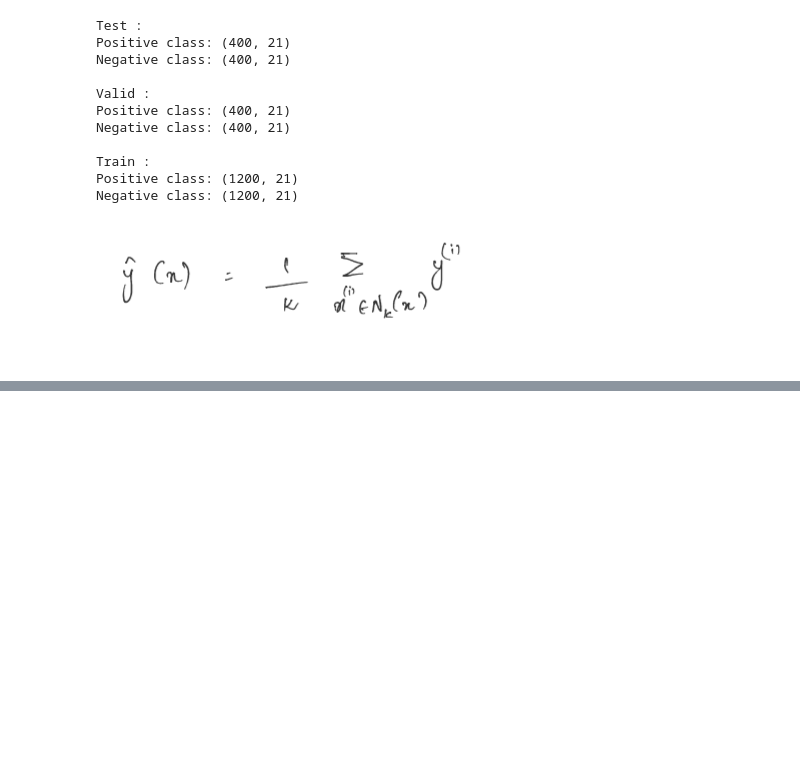
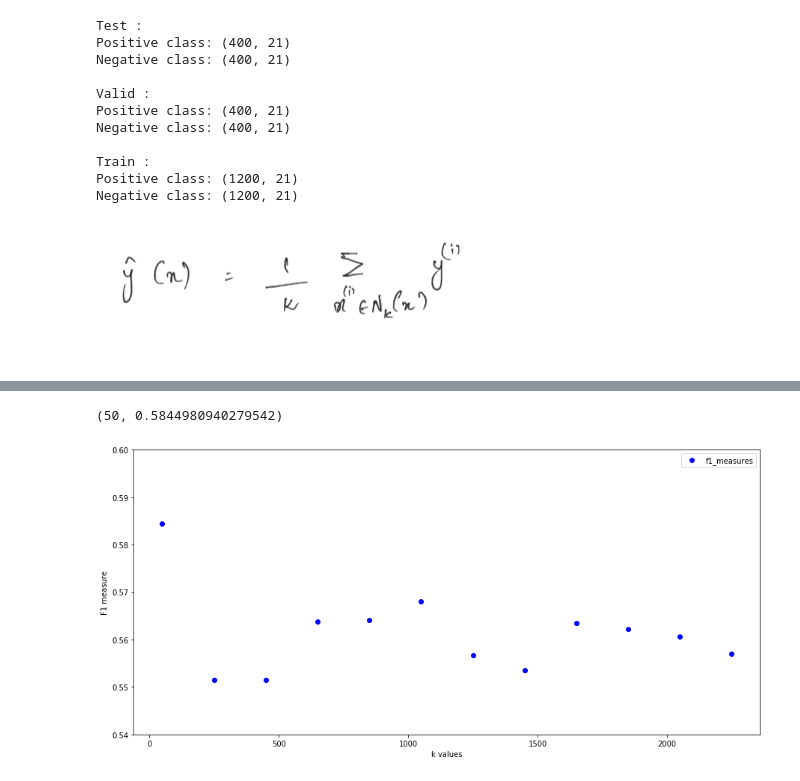
Before and after one commit to atg-abhijay/Comp_551_Assignment_2, a Jupyter notebook: Q1.ipynb, the cells around one changed output, grey strips where cells are left out. Saved outputs shown, nothing was run; the diff lists cells and outputs as text; code cells hidden in the pictures; blank space fills up the shorter version.

```diff
--- a/Q1.ipynb
+++ b/Q1.ipynb
@@ -386,0 +445,39 @@ for num_neigh in list_num_neighbors:
+# %%
+def find_recall(confusion_dict):
+    return confusion_dict["true_pos"]/(confusion_dict["true_pos"] + confusion_dict["false_neg"])
+# %%
+def find_f1_measure(measure_prec, measure_recall):
+    return 2*measure_prec*measure_recall/(measure_prec + measure_recall)
+# %%
+best_f1_measure = 0
+best_num_nearest = 0
+f1_measures = []
+count = 0
+for num_nearest in diff_nbs:
+    confusion_dict = find_attr_confusion_matrix(valid_neighbors_predictions[num_nearest], valid_y)
+#     print(valid_neighbors_predictions[num_nearest])
+    measure_prec = find_precision(confusion_dict)
+    measure_recall = find_recall(confusion_dict)
+    f1_measure = find_f1_measure(measure_prec, measure_recall)
+    f1_measures.append(f1_measure)
+    if f1_measure > best_f1_measure:
+        best_f1_measure = f1_measure
+        best_num_nearest = num_nearest
+# %%
+perf_df = pd.DataFrame({'k': diff_nbs, 'f1_measure': f1_measures})
+# %%
+best_num_nearest, best_f1_measure
+# %% [output]
+(50, 0.5844980940279542)
+# %%
+# plotting the output data points from the training data
+# set versus the model found from the closed-form solution
+plt.plot(perf_df['k'], perf_df['f1_measure'], 'bo', label='f1_measures')
+# plt.plot(x_values_for_plot, find_predictions(plot_matrix, params_vector), 'r', label='Predictions')
+plt.xlabel('k values')
+plt.ylabel('F1 measure')
+plt.ylim(0.54,0.6)
+plt.legend()
+plt.show()
+# %% [output]
+[figure, added]
```
Also changed, not shown: parts of 33 cells of this notebook, 1 other file.
